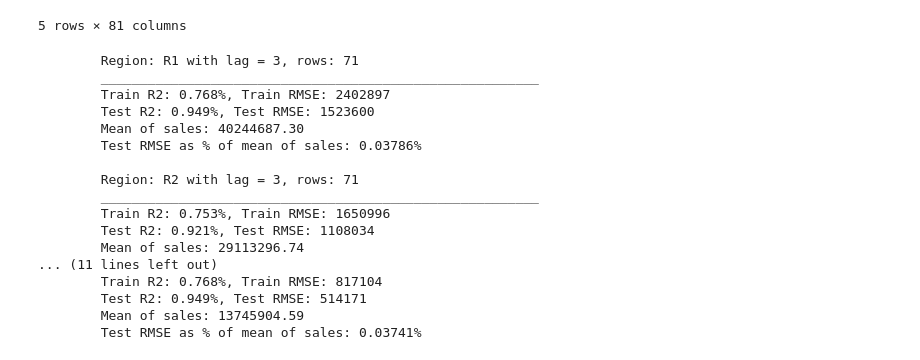
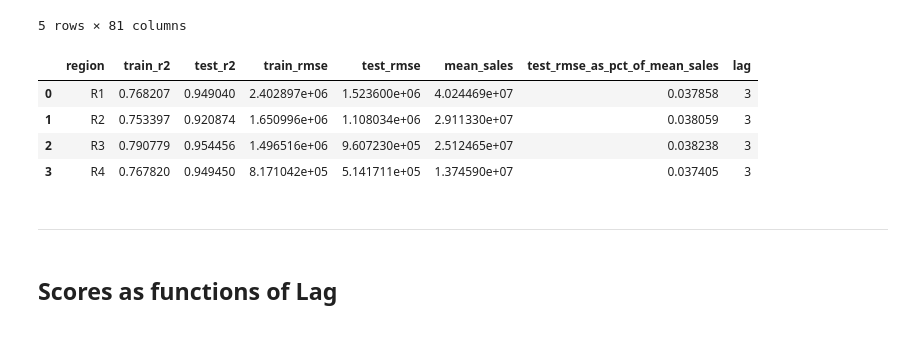
Before and after one commit to katayoonk/Sales-Forecasting, a Jupyter notebook: rf_time_seriesES.ipynb, the cells around one changed output. Saved outputs shown, nothing was run; the diff lists cells and outputs as text; code cells hidden in the pictures.

```diff
--- a/rf_time_seriesES.ipynb
+++ b/rf_time_seriesES.ipynb
@@ -118,8 +117,11 @@ lagged_df.tail()
 | 295 | 2019 | 22 | R4 | 10286828.04 | 14342 | 116 | 50 | 2019-22 | 19132778.37 | 22791390.48 | ... |
 5 rows × 81 columns
 # %%
-def linear_model_builder(df, lags):
+def linear_model_builder(df, lags, verbose=False):
+    # initialize outputs
     models = []
+    results = pd.DataFrame()
+
     # Engineered Feature
     df['o2'] = df['orders'] ** 2
 
@@ -143,33 +145,41 @@ def linear_model_builder(df, lags):
                                             shuffle=False)
         lr = LinearRegression()
         lr.fit(X=Xtrain, y=ytrain)
-        print(f"""
-        Region: {r_val} with lag = {lags}, rows: {lagged_df.shape[0]}
-        ________________________________________________________
-        Train R2: {lr.score(Xtrain, ytrain):.3f}%, Train RMSE: {np.sqrt(mean_squared_error(ytrain, lr.predict(Xtrain))):.0f}
-        Test R2: {lr.score(Xtest, ytest):.3f}%, Test RMSE: {np.sqrt(mean_squared_error(ytest, lr.predict(Xtest))):.0f}
-        Mean of sales: {lagged_df['sales'].mean():.2f}
-        Test RMSE as % of mean of sales: {np.sqrt(mean_squared_error(ytest, lr.predict(Xtest))) / lagged_df['sales'].mean():.5f}%
-        """, end="")
+
+        eval_dict = {
+                'region': r_val,
+                'train_r2': lr.score(Xtrain, ytrain),
+                'test_r2': lr.score(Xtest, ytest),
+                'train_rmse': np.sqrt(mean_squared_error(ytrain, lr.predict(Xtrain))),
+                'test_rmse': np.sqrt(mean_squared_error(ytest, lr.predict(Xtest))),
+                'mean_sales': lagged_df['sales'].mean(),
+                'test_rmse_as_pct_of_mean_sales': np.sqrt(mean_squared_error(ytest, lr.predict(Xtest))) / lagged_df['sales'].mean(),
+                'lag': lags
+            }
+
+        if verbose:
+            print(f"""
+            Region: {r_val} with lag = {lags}, rows: {lagged_df.shape[0]}
+            ________________________________________________________
+            Train R2: {eval_dict['train_r2']:.3f}%, Train RMSE: {eval_dict['train_rmse']:.0f}
+            Test R2: {eval_dict['test_r2']:.3f}%, Test RMSE: {eval_dict['test_rmse']:.0f}
+            Mean of sales: {eval_dict['mean_sales']:.2f}
+            Test RMSE as % of mean of sales: {eval_dict['test_rmse_as_pct_of_mean_sales']}%
+            """, end="")
         models.append(lr)
-    return models
+        results = pd.concat([results, pd.DataFrame(eval_dict, index=np.arange(1))])
+    return models, results.reset_index(drop=True)
 # %%
-models = linear_model_builder(weekly_df, 3)
+models, results = linear_model_builder(weekly_df, 3)
-# %% [output]
-        Region: R1 with lag = 3, rows: 71
-        ________________________________________________________
-        Train R2: 0.768%, Train RMSE: 2402897
-        Test R2: 0.949%, Test RMSE: 1523600
-        Mean of sales: 40244687.30
-        Test RMSE as % of mean of sales: 0.03786%
-
-        Region: R2 with lag = 3, rows: 71
-        ________________________________________________________
-        Train R2: 0.753%, Train RMSE: 1650996
-        Test R2: 0.921%, Test RMSE: 1108034
-        Mean of sales: 29113296.74
-... (11 lines left out)
-        Train R2: 0.768%, Train RMSE: 817104
-        Test R2: 0.949%, Test RMSE: 514171
-        Mean of sales: 13745904.59
-        Test RMSE as % of mean of sales: 0.03741%
+# %%
+results
+# %% [output]
+|  | region | train_r2 | test_r2 | train_rmse | test_rmse | mean_sales | test_rmse_as_pct_of_mean_sales | lag |
+| 0 | R1 | 0.768207 | 0.949040 | 2.402897e+06 | 1.523600e+06 | 4.024469e+07 | 0.037858 | 3 |
+| 1 | R2 | 0.753397 | 0.920874 | 1.650996e+06 | 1.108034e+06 | 2.911330e+07 | 0.038059 | 3 |
+| 2 | R3 | 0.790779 | 0.954456 | 1.496516e+06 | 9.607230e+05 | 2.512465e+07 | 0.038238 | 3 |
+| 3 | R4 | 0.767820 | 0.949450 | 8.171042e+05 | 5.141711e+05 | 1.374590e+07 | 0.037405 | 3 |
+# %% [markdown]
+___
+# %% [markdown]
+## Scores as functions of Lag
```
Also changed, not shown: parts of 6 cells of this notebook, 1 other file.
